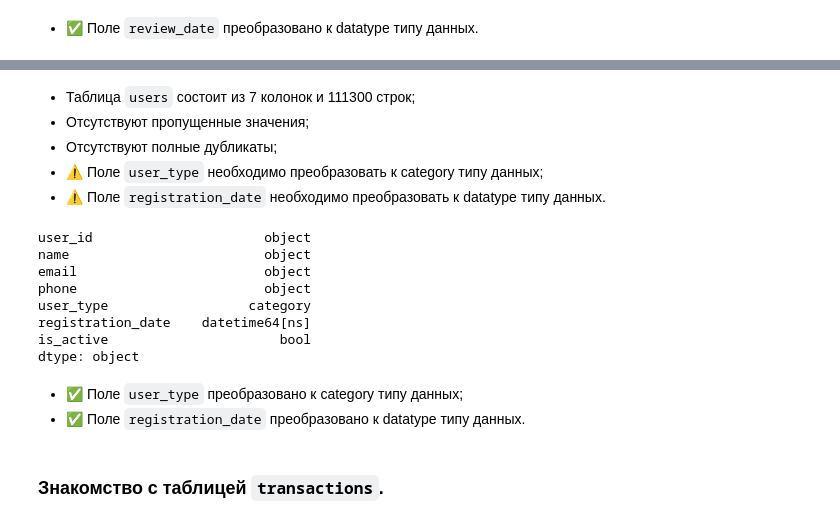
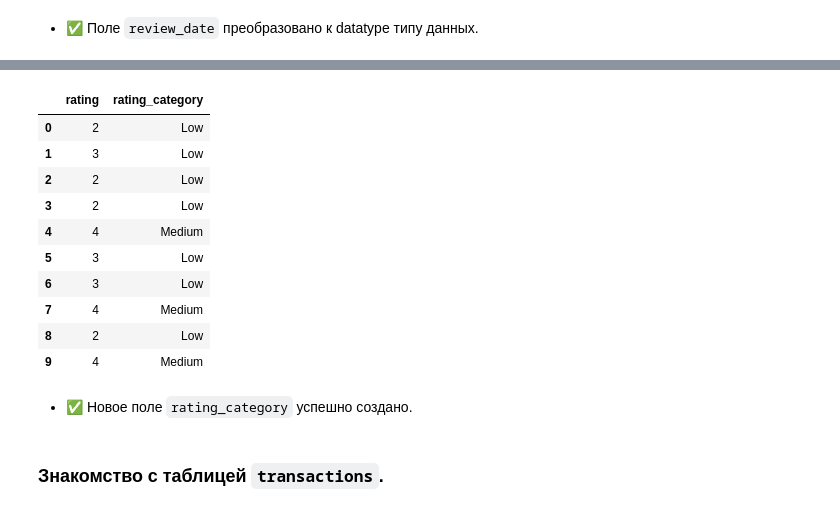
Before and after one commit to margoikonstantinova/marketplace-analytics, a Jupyter notebook: preprocessing/preprocessing.ipynb, the cells around one changed output, grey strips where cells are left out. Cells and saved outputs as stored; diff of their text form; code cells hidden in the pictures.

```diff
--- a/preprocessing/preprocessing.ipynb
+++ b/preprocessing/preprocessing.ipynb
@@ -214,26 +248,23 @@ None
-# %% [markdown]
-* Таблица `users` состоит из 7 колонок и 111300 строк;
-* Отсутствуют пропущенные значения;
-* Отсутствуют полные дубликаты;
-* ⚠️ Поле `user_type` необходимо преобразовать к category типу данных;
-* ⚠️ Поле `registration_date` необходимо преобразовать к datatype типу данных.
-# %%
-# Преобразование типа данных
-users['user_type'] = users['user_type'].astype('category')
-users['registration_date'] = pd.to_datetime(users['registration_date'])
-display(users.dtypes)
-# %% [output]
-user_id                      object
-name                         object
-email                        object
-phone                        object
-user_type                  category
-registration_date    datetime64[ns]
-is_active                      bool
-dtype: object
-# %% [markdown]
-* ✅ Поле `user_type` преобразовано к category типу данных;
-* ✅ Поле `registration_date` преобразовано к datatype типу данных.
+# %%
+# Добавление нового столбца с категоризацией рейтинга
+reviews['rating_category'] = 'Low'                                 # дефолт
+reviews.loc[reviews['rating'] >= 4, 'rating_category'] = 'Medium'
+reviews.loc[reviews['rating'] >= 4.5, 'rating_category'] = 'High'
+reviews[['rating', 'rating_category']].head(10)
+# %% [output]
+|  | rating | rating_category |
+| 0 | 2 | Low |
+| 1 | 3 | Low |
+| 2 | 2 | Low |
+| 3 | 2 | Low |
+| 4 | 4 | Medium |
+| 5 | 3 | Low |
+| 6 | 3 | Low |
+| 7 | 4 | Medium |
+| 8 | 2 | Low |
+| 9 | 4 | Medium |
+# %% [markdown]
+* ✅ Новое поле `rating_category` успешно создано.
 # %% [markdown]
 ### Знакомство с таблицей `transactions`.
 # %%
```
Also changed, not shown: parts of 20 cells of this notebook.
